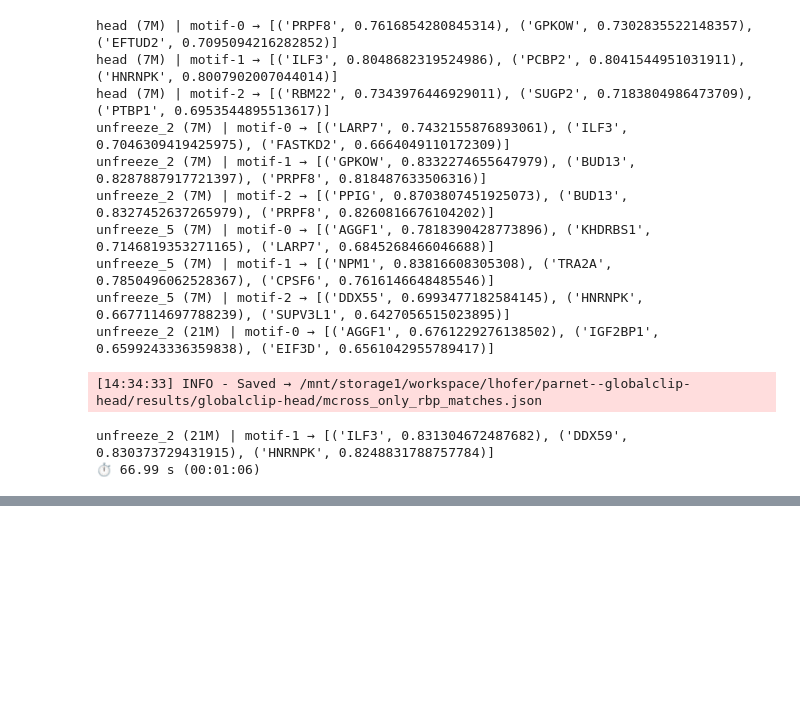
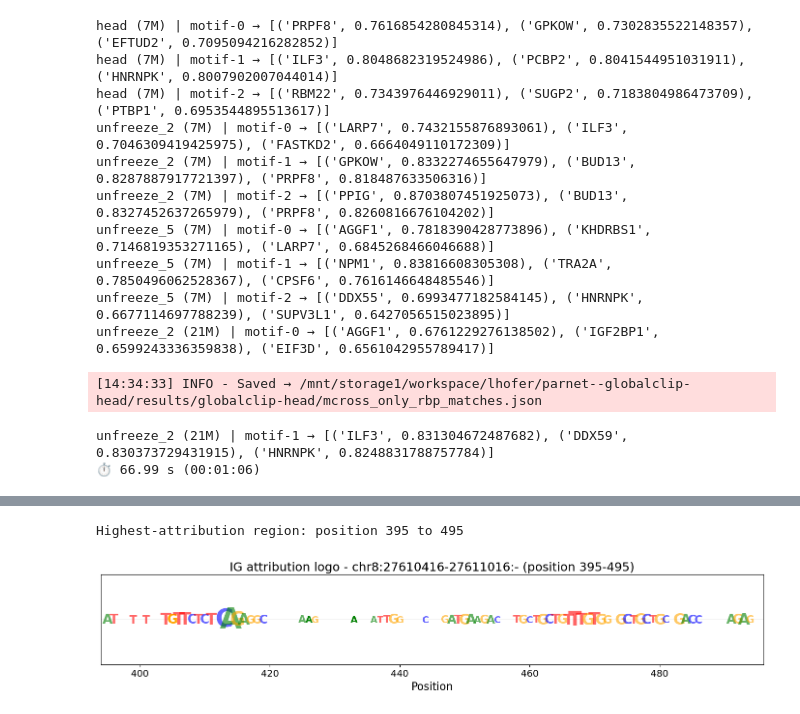
Before and after one commit to ml4rg26-deconvgclip/parnet--globalclip-head, a Jupyter notebook: notebooks/globalclip-head/03_integrated_gradients.ipynb, the cells around one changed output, grey strips where cells are left out. Saved outputs shown, nothing was run; the diff lists cells and outputs as text; code cells hidden in the pictures; blank space fills up the shorter version.

```diff
--- a/notebooks/globalclip-head/03_integrated_gradients.ipynb
+++ b/notebooks/globalclip-head/03_integrated_gradients.ipynb
@@ -772,0 +898,58 @@ unfreeze_2 (21M) | motif-1 → [('ILF3', 0.831304672487682), ('DDX59', 0.8303737
+# %%
+# ── Find the high-attribution region and zoom in ────────────────────────────────
+# find the window of highest cumulative importance (e.g. best 100nt stretch)
+
+# ── Attribution logo plotting function ──────────────────────────────────────────
+NUCLEOTIDES = ["A", "C", "G", "T"]
+COLORS = {"A": "green", "C": "blue", "G": "orange", "T": "red"}
+
+def plot_attribution_logo(attributions, sequence, start=0, end=100, ax=None):
+    if ax is None:
+        fig, ax = plt.subplots(figsize=(20, 3))
+
+    max_score = np.abs(attributions[:, start:end]).max()
+
+    for pos in range(start, end):
+        for nuc_idx, nuc in enumerate(NUCLEOTIDES):
+            if sequence[nuc_idx, pos] == 0:
+                continue
+            score = attributions[nuc_idx, pos]
+            if abs(score) < 0.1 * max_score:
+                continue
+            fontsize = 10 + (abs(score) / max_score) * 32  # bumped base + scaling
+            color = COLORS[nuc]
+            alpha = 1.0 if score > 0 else 0.6
+            ax.text(
+                pos, 0, nuc,
+                fontsize=fontsize,
+                color=color,
+                alpha=alpha,
+                ha="center", va="center",
+                fontweight="bold",
+            )
+
+    ax.set_xlim(start - 1, end + 1)
+    ax.set_ylim(-1, 1)
+    ax.set_xlabel("Position", fontsize=16)
+    ax.tick_params(axis='both', labelsize=14)
+    ax.axhline(0, color="black", linewidth=0.5)
+    ax.set_yticks([])
+    return ax
+
+window_size = 100
+cumsum = np.convolve(np.abs(importance), np.ones(window_size), mode='valid')
+best_start = np.argmax(cumsum)
+best_end = best_start + window_size
+
+print(f"Highest-attribution region: position {best_start} to {best_end}")
+
+# reuse your attribution logo plotting function from earlier in the notebook
+fig, ax = plt.subplots(figsize=(14, 3))
+plot_attribution_logo(attrs, seq_onehot, start=best_start, end=best_end, ax=ax)
+ax.set_title(f"IG attribution logo - chr8:27610416-27611016:- (position {best_start}-{best_end})", fontsize=18)
+plt.tight_layout()
+plt.savefig(FILEPATHS["figures_dir"] / "idea2_example_window_logo_zoom.png", dpi=150, bbox_inches="tight")
+plt.show()
+# %% [output]
+Highest-attribution region: position 395 to 495
+[figure, added]
```
Also changed, not shown: parts of 14 cells of this notebook.
